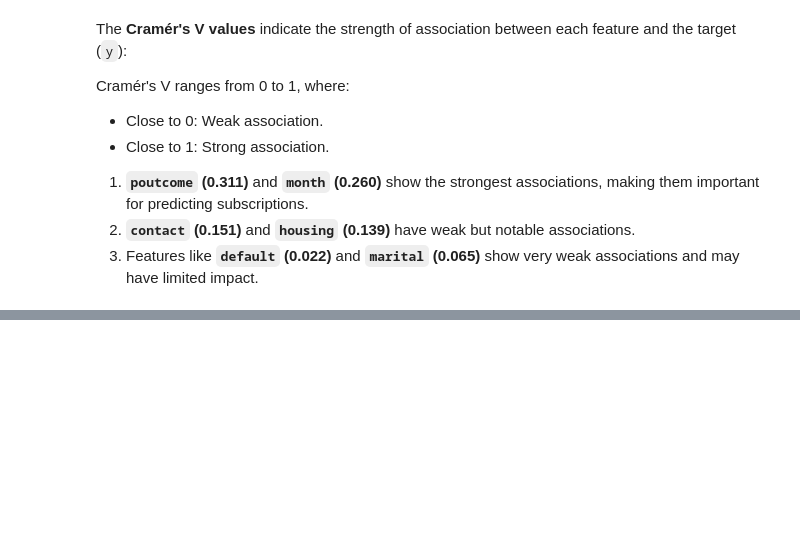
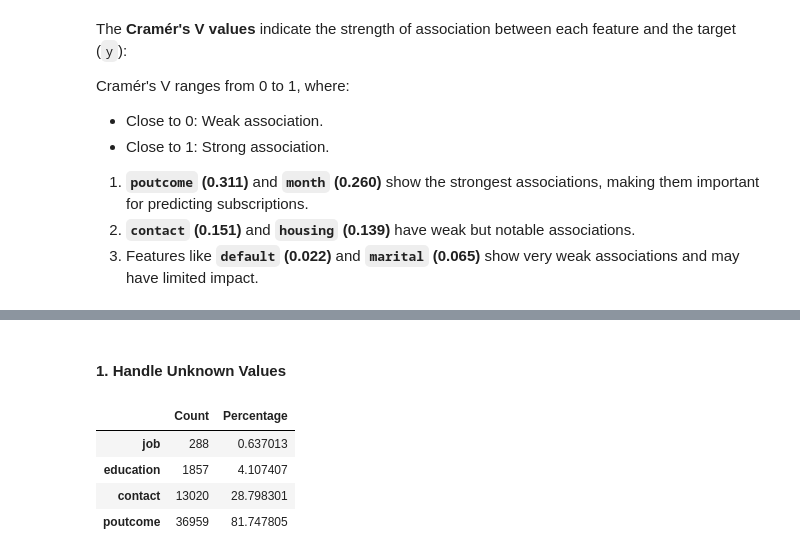
Before and after one commit to senuli-w/CM2604, a Jupyter notebook: 2330973.ipynb, the cells around one changed output, grey strips where cells are left out. Saved outputs shown, nothing was run; the diff lists cells and outputs as text; code cells hidden in the pictures; blank space fills up the shorter version.

```diff
--- a/2330973.ipynb
+++ b/2330973.ipynb
@@ -527,0 +541,26 @@ Cramér's V ranges from 0 to 1, where:
+# %% [markdown]
+#### 1. Handle Unknown Values
+# %%
+# Count 'unknown' values in each column
+unknown_counts = df1.apply(lambda x: (x == 'unknown').sum())
+
+# Calculate the percentage of 'unknown' values in each column
+unknown_percentage = (unknown_counts / len(df)) * 100
+
+# Filter columns with 'unknown' values
+unknown_columns = unknown_counts[unknown_counts > 0]
+
+# Combine counts and percentages into a DataFrame
+unknown_summary = pd.DataFrame({
+    'Count': unknown_columns,
+    'Percentage': unknown_percentage[unknown_counts > 0]
+})
+
+# Display the summary
+unknown_summary
+# %% [output]
+|  | Count | Percentage |
+| job | 288 | 0.637013 |
+| education | 1857 | 4.107407 |
+| contact | 13020 | 28.798301 |
+| poutcome | 36959 | 81.747805 |
```
Also changed, not shown: parts of 17 cells of this notebook.
